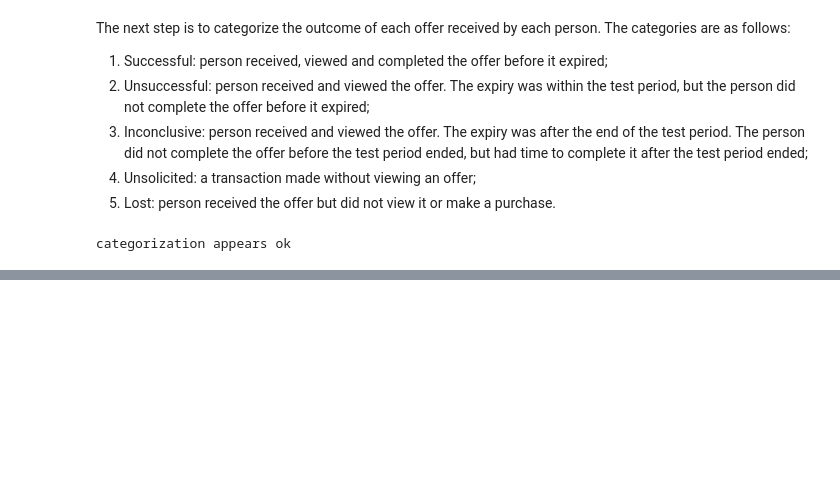
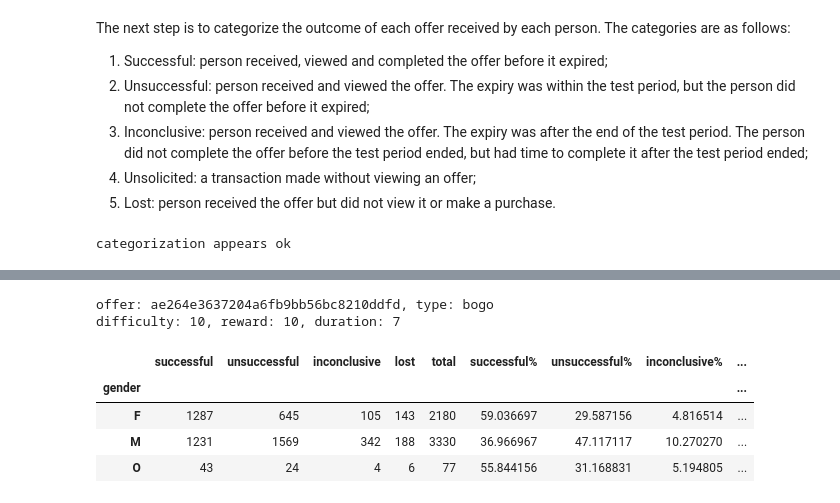
Before and after one commit to a1pat/Starbucks-Capstone, a Jupyter notebook: Starbucks_Capstone_notebook.ipynb, the cells around one changed output, grey strips where cells are left out. Saved outputs shown, nothing was run; the diff lists cells and outputs as text; code cells hidden in the pictures; blank space fills up the shorter version.

```diff
--- a/Starbucks_Capstone_notebook.ipynb
+++ b/Starbucks_Capstone_notebook.ipynb
@@ -95,7 +95,7 @@ transcript = pd.read_json('data/transcript.json', orient='records', lines=True)
 # if set to False, the organized results are recomputed and saved to a pickle file.
 # any previously save catgorization is overwritten.
 # setting the flag to False add about one hour of run time.
-read_saved_person_offer = False
+read_saved_person_offer = True
 # %% [markdown]
 ## Examine portfolio data frame
 # %%
@@ -1511,6 +1511,8 @@ def is_unsolicited(id, t_viewed, t_completed):
     '''
     if id == 'unsolicited transaction':
         return 1
+    elif np.isnan(t_viewed) & ~np.isnan(t_completed):
+        return 1
     elif ~np.isnan(t_viewed) & ~np.isnan(t_completed) & (t_viewed > t_completed):
         return 1
     else:
@@ -1627,0 +1643,29 @@ df_all_person_offer.head()
+# %%
+# add categorical columns for gender
+df_all_person_offer['M'] = df_all_person_offer['gender'].apply(lambda x: 1 if x == 'M' else 0)
+df_all_person_offer['F'] = df_all_person_offer['gender'].apply(lambda x: 1 if x == 'F' else 0)
+df_all_person_offer['O'] = df_all_person_offer['gender'].apply(lambda x: 1 if x == 'O' else 0)
+# %%
+# check performance of selected offer broken down by gender
+# select offer by changing the index of unique() in the next line
+offer = portfolio['id'].unique()[0]
+
+print('offer: {}, type: {}'.format(offer, portfolio[portfolio['id'] == offer]['offer_type'].values[0]))
+print('difficulty: {}, reward: {}, duration: {}'.format(portfolio[portfolio['id'] == offer]['difficulty'].values[0],
+                                                        portfolio[portfolio['id'] == offer]['reward'].values[0],
+                                                        portfolio[portfolio['id'] == offer]['duration'].values[0]))
+df = df_all_person_offer[df_all_person_offer['offer'] == offer].groupby('gender')['successful','unsuccessful','inconclusive','lost'].sum()
+df['total'] = df['successful'] + df['unsuccessful'] + df['inconclusive'] + df['lost']
+df['successful%'] = df['successful'] / df['total'] * 100
+df['unsuccessful%'] = df['unsuccessful'] / df['total'] * 100
+df['inconclusive%'] = df['inconclusive'] / df['total'] * 100
+df['lost%'] = df['lost'] / df['total'] * 100
+df
+# %% [output]
+offer: ae264e3637204a6fb9bb56bc8210ddfd, type: bogo
+difficulty: 10, reward: 10, duration: 7
+|  | successful | unsuccessful | inconclusive | lost | total | successful% | unsuccessful% | inconclusive% | ... |
+| gender |  |  |  |  |  |  |  |  | ... |
+| F | 1287 | 645 | 105 | 143 | 2180 | 59.036697 | 29.587156 | 4.816514 | ... |
+| M | 1231 | 1569 | 342 | 188 | 3330 | 36.966967 | 47.117117 | 10.270270 | ... |
+| O | 43 | 24 | 4 | 6 | 77 | 55.844156 | 31.168831 | 5.194805 | ... |
```
Also changed, not shown: parts of 9 cells of this notebook.
